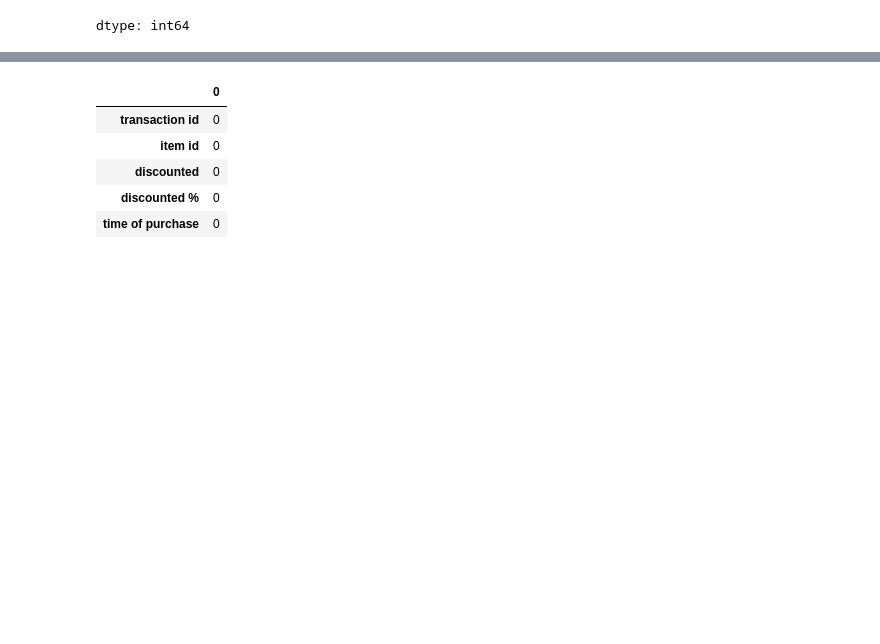
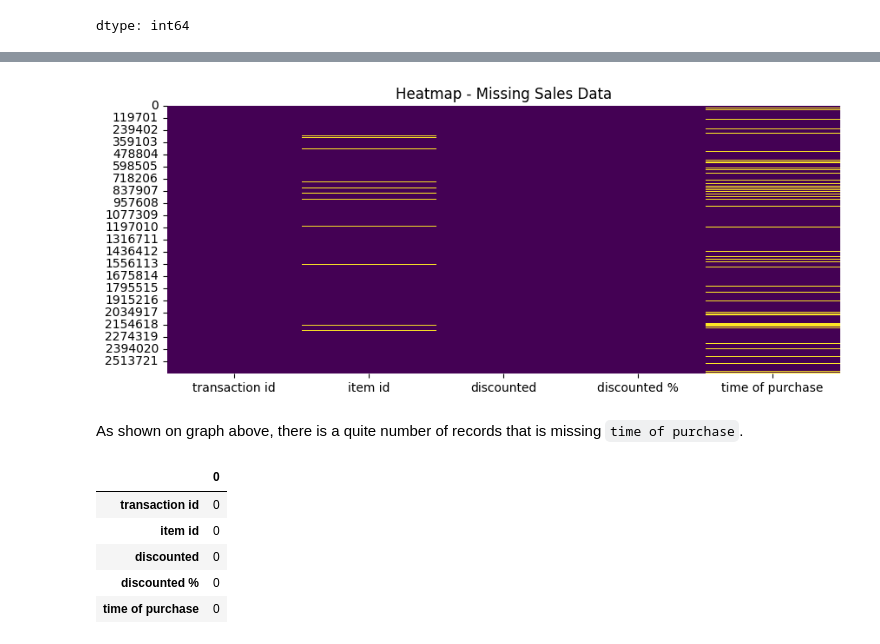
Before and after one commit to sgirabin/nyp-iti102-assignment, a Jupyter notebook: [ITI102]Part_2_4466624P.ipynb, the cells around one changed output, grey strips where cells are left out. Saved outputs shown, nothing was run; the diff lists cells and outputs as text; code cells hidden in the pictures; blank space fills up the shorter version.

```diff
--- a/[ITI102]Part_2_4466624P.ipynb
+++ b/[ITI102]Part_2_4466624P.ipynb
@@ -145,3 +233,13 @@ dtype: int64
+# %%
+# Visualize Missing Data
+plt.figure(figsize=(10, 4))
+sns.heatmap(sales_data.isnull(), cbar=False, cmap="viridis")
+plt.title("Heatmap - Missing Sales Data")
+plt.show()
+# %% [output]
+[figure, added]
+# %% [markdown]
+As shown on graph above, there is a quite number of records that is missing `time of purchase`.
 # %%
 # Drop rows where item id or time of purchase is missing
 # 'item id' is crucial for sales analysis
```
Also changed, not shown: parts of 62 cells of this notebook.
